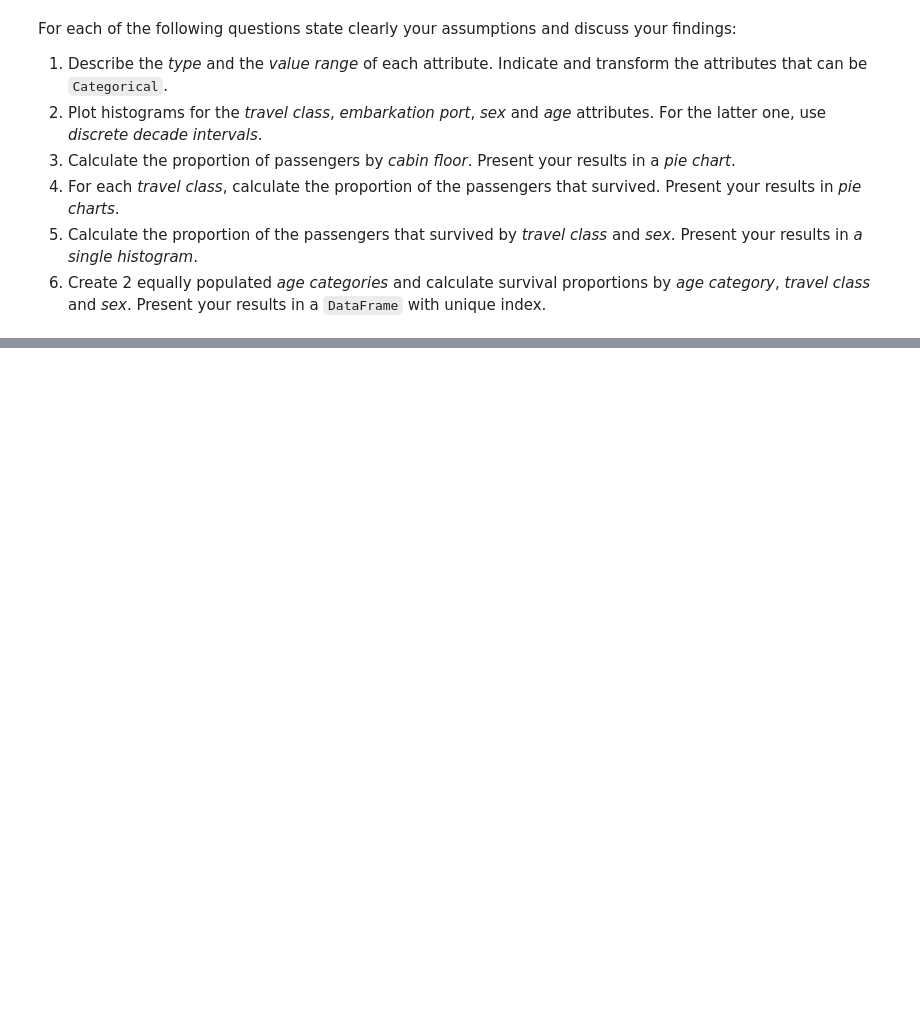
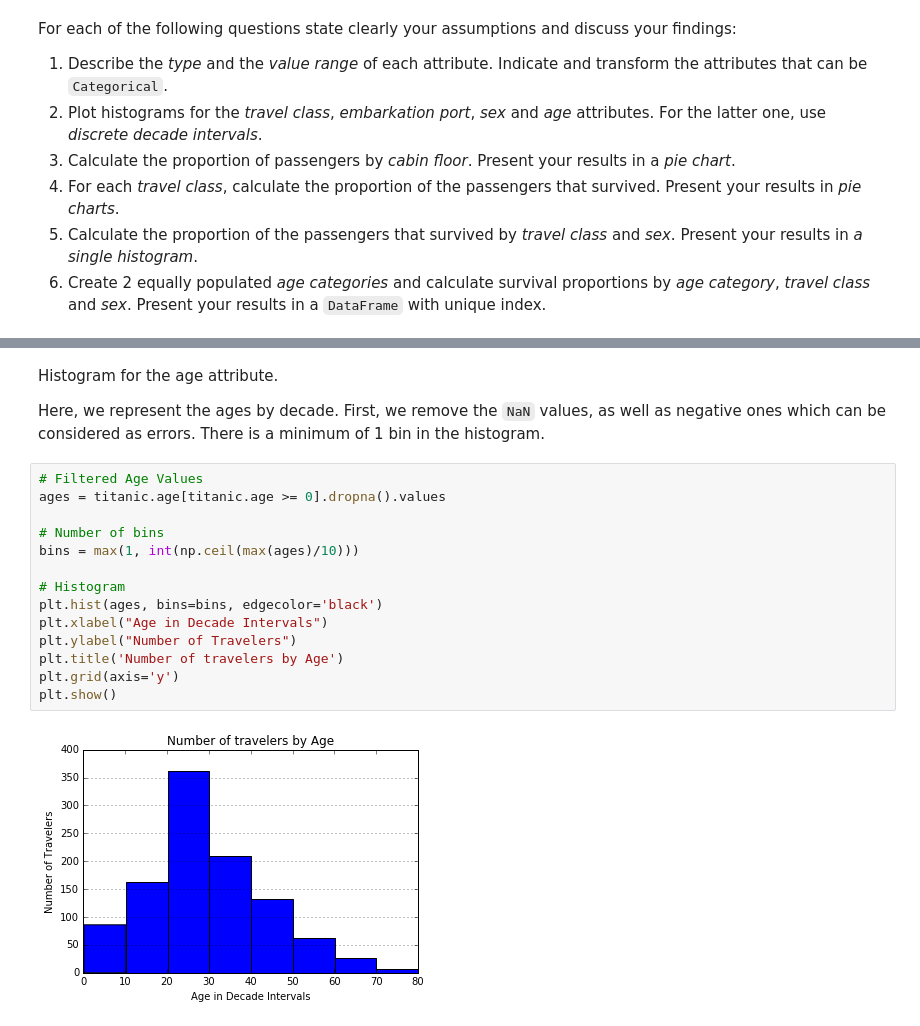
Before and after one commit to khalidomari/ADA2017, a Jupyter notebook: 01 - Pandas and Data Wrangling/Homework 1_Khalil.ipynb, the cells around one changed output, grey strips where cells are left out. Cells and saved outputs as stored; diff of their text form; blank space fills up the shorter version.

```diff
--- a/01 - Pandas and Data Wrangling/Homework 1_Khalil.ipynb
+++ b/01 - Pandas and Data Wrangling/Homework 1_Khalil.ipynb
@@ -238,0 +370,20 @@ For each of the following questions state clearly your assumptions and discuss y
+# %% [markdown]
+Histogram for the age attribute.
+
+Here, we represent the ages by decade. First, we remove the `NaN` values, as well as negative ones which can be considered as errors. There is a minimum of 1 bin in the histogram.
+# %%
+# Filtered Age Values
+ages = titanic.age[titanic.age >= 0].dropna().values
+
+# Number of bins
+bins = max(1, int(np.ceil(max(ages)/10)))
+
+# Histogram
+plt.hist(ages, bins=bins, edgecolor='black')
+plt.xlabel("Age in Decade Intervals")
+plt.ylabel("Number of Travelers")
+plt.title('Number of travelers by Age')
+plt.grid(axis='y')
+plt.show()
+# %% [output]
+[figure, added]
```
Also changed, not shown: parts of 50 cells of this notebook.
